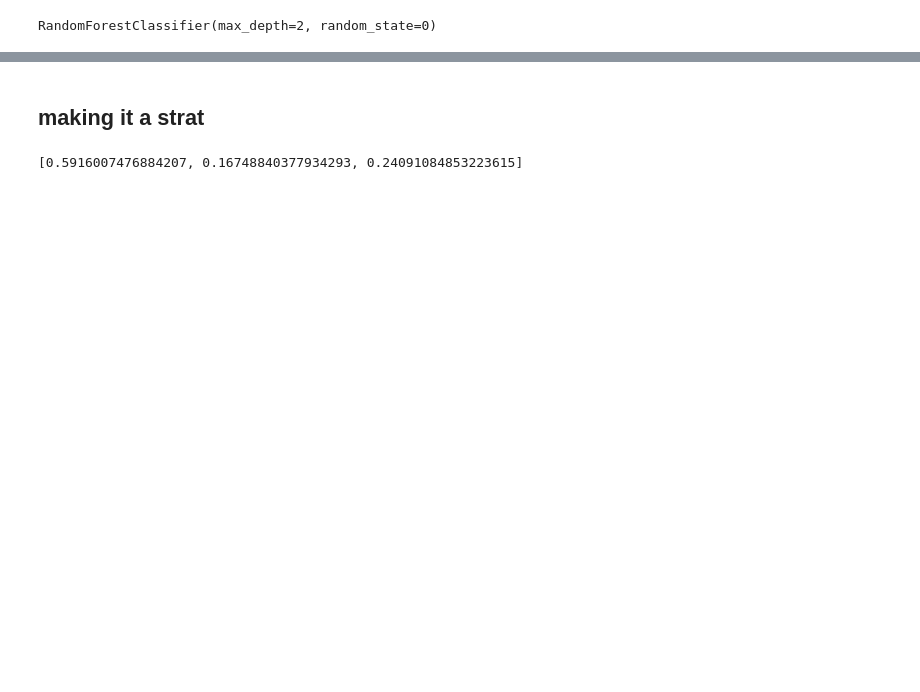
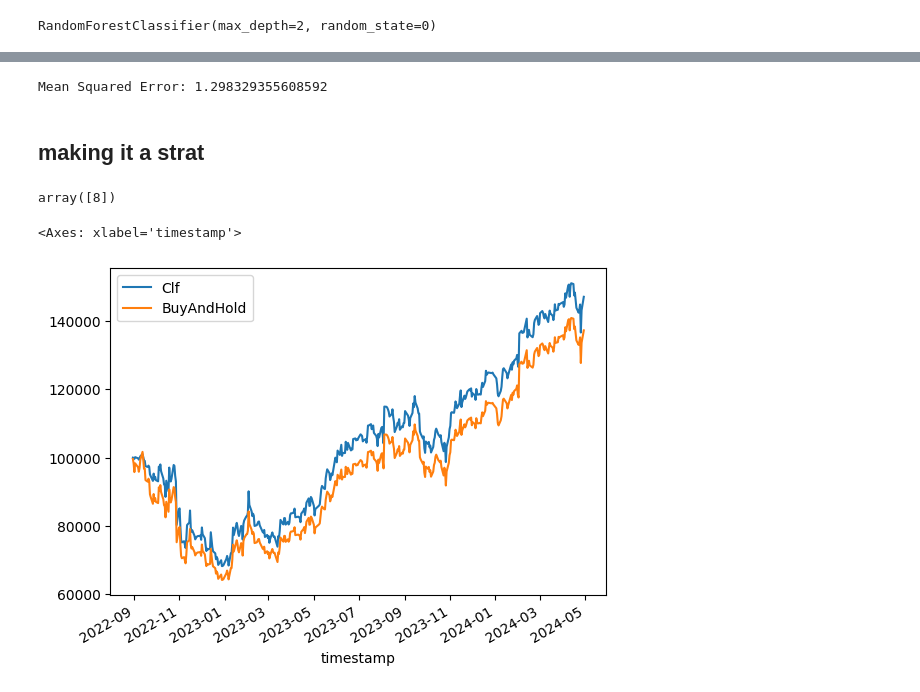
Before and after one commit to AxelGard/cira-examples, a Jupyter notebook: clasefier.ipynb, the cells around one changed output, grey strips where cells are left out. Cells and saved outputs as stored; diff of their text form; code cells hidden in the pictures; blank space fills up the shorter version.

```diff
--- a/clasefier.ipynb
+++ b/clasefier.ipynb
@@ -116,9 +129,19 @@ array([[0.92873681, 0.03056779, 0.04069539],
+# %%
+from sklearn.metrics import mean_squared_error
+y_test = test_data["signal"].values
+X_test = test_data.drop(columns=["signal", "open_deri", "symbol"], inplace=False).values
+y_pred = model.predict(X_test)
+mse = mean_squared_error(y_test, y_pred)
+print(f"Mean Squared Error: {mse}")
+# %% [output]
+Mean Squared Error: 1.298329355608592
 # %% [markdown]
 ## making it a strat
 # %%
 from cira.strategy import Strategy
 from numpy import ndarray
 from pandas import DataFrame
+
 
 class Clf(Strategy):
     def __init__(self, model:RandomForestClassifier, risk=0.02) -> None:
@@ -129,12 +152,32 @@ class Clf(Strategy):
 
     def iterate(self, feature_data: DataFrame, prices: DataFrame, portfolio: ndarray, cash:float) -> ndarray:
         pred = list(self.model.predict_proba(feature_data.values)[-1])
-        print(pred)
+        portfolio_change = np.array([self.size(pred, prices.values.tolist()[-1][0], cash)])
+        self.sizeings["position_size"].append(int(portfolio[-1]) + portfolio_change)
+        #self.sizeings["position_size"].append(portfolio_change)
+        return portfolio_change
 
-    def size(self) -> int:
-        pass
+    def size(self, pred:list, entry_price:float, cash:float) -> int:
+        if np.argmax(pred) == neutral:
+          return 0
+        if pred[buy] < pred[sell]:
+            prc_alc = (pred[sell] - pred[buy])**(1-self.risk)
+            prc_alc *= -1
+        else:
+            prc_alc = (pred[buy] - pred[sell])**(1-self.risk)
+
+        return int((cash * prc_alc) // entry_price)
 # %%
-strat = Clf(model)
-strat.iterate(test_data.drop(columns=["signal", "open_deri", "symbol"], inplace=False), None, None, None)
+strat = Clf(model, risk=0.5)
+featrues = test_data.drop(columns=["signal", "open_deri", "symbol"], inplace=False)
+prices = test_data["open"].to_frame()
+strat.iterate(featrues, prices , np.array([0]), 10_000)
 # %% [output]
-[0.5916007476884207, 0.16748840377934293, 0.24091084853223615]
+array([8])
+# %%
+from cira.strategy import back_test_against_buy_and_hold as back_test
+
+back_test(strat, featrues, prices, 100_000).plot()
+# %% [output]
+<Axes: xlabel='timestamp'>
+[figure, added]
```
Also changed, not shown: parts of 11 cells of this notebook.
